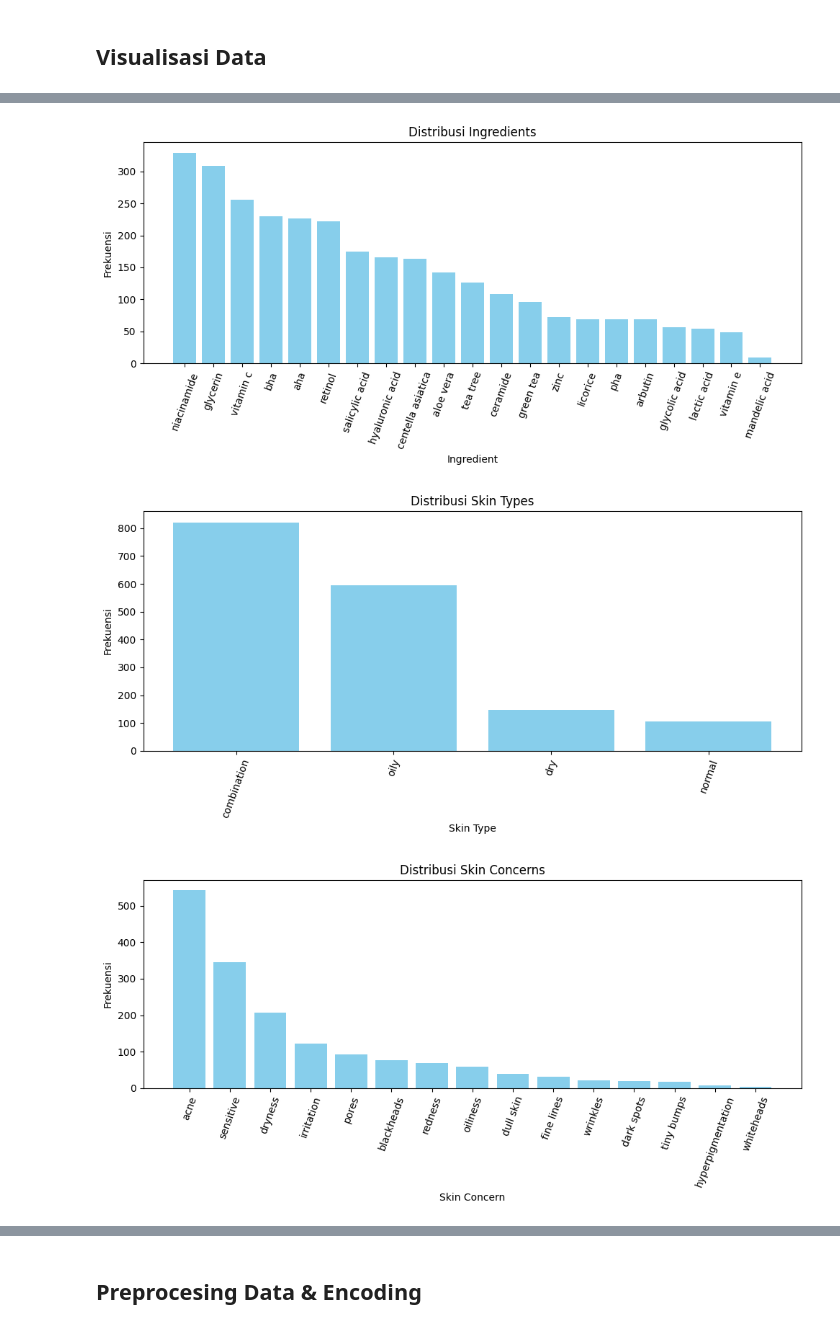
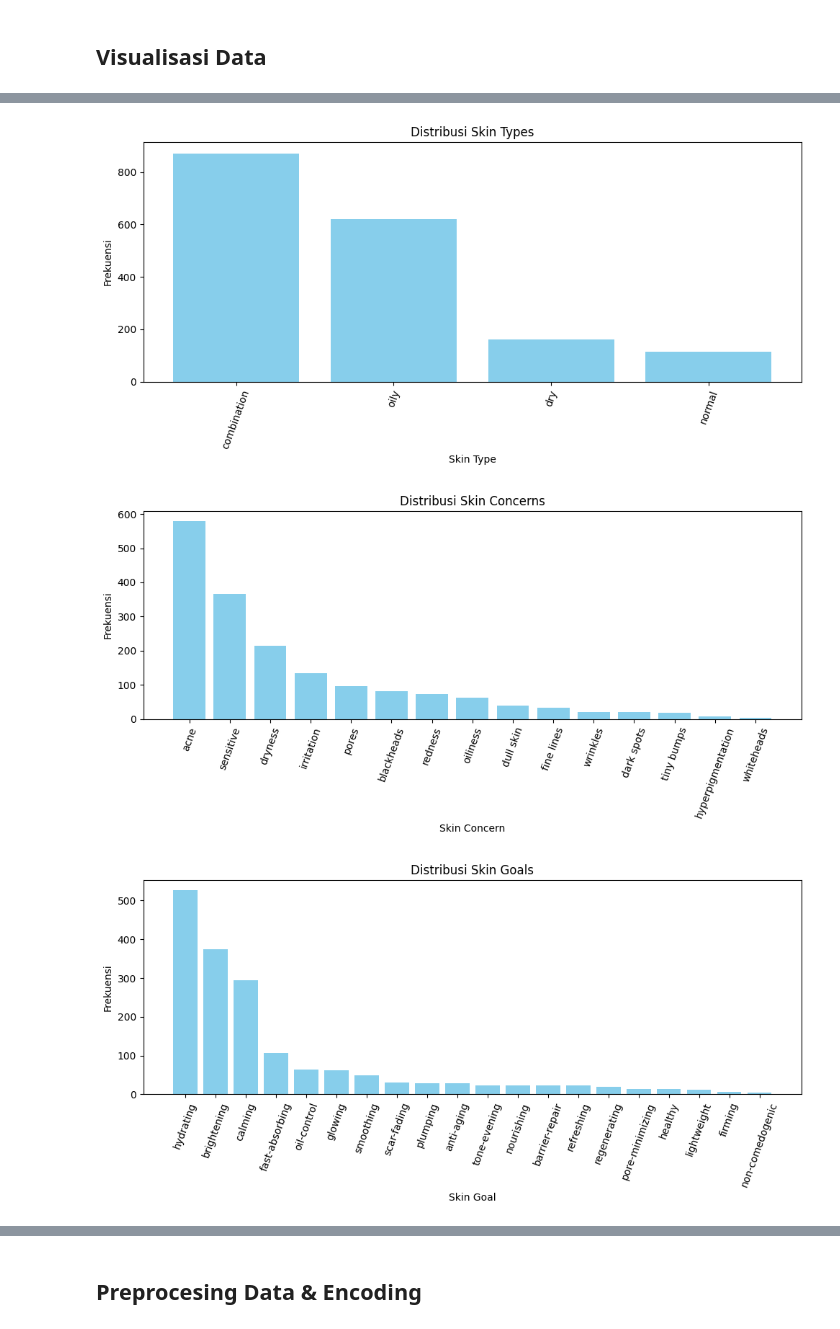
Before and after one commit to jasmeinalbr/Skinthesia-Model, a Jupyter notebook: notebooks/multi_label_classif_modeling copy.ipynb, the cells around one changed output, grey strips where cells are left out. Cells and saved outputs as stored; diff of their text form; code cells hidden in the pictures.

```diff
--- a/notebooks/multi_label_classif_modeling copy.ipynb
+++ b/notebooks/multi_label_classif_modeling copy.ipynb
@@ -39,6 +39,7 @@ df.head()
 ## Data Selection
 # %%
 # Mengambil kolom yang relevan
-df = df[['skin_type','skin_concern','skin_goal','ingredients', 'ingredient_category']]
+# df = df[['skin_type','skin_concern','skin_goal','ingredients', 'ingredient_category']]
+df = df[['skin_type','skin_concern','skin_goal','ingredient_category']]
 df.head()
 # %% [output]
@@ -159,10 +157,12 @@ ingredients: 73 baris (8.04%) mengandung 'unknown'
 ingredient_category: 0 baris (0.00%) mengandung 'unknown'
 # %%
-# Hapus baris yang hanya mengandung 'unknown' di kolom ingredients
-df_cleaned = df[df['ingredients'].apply(lambda x: x != ['unknown'])].reset_index(drop=True)
+# # Hapus baris yang hanya mengandung 'unknown' di kolom ingredients
+# df_cleaned = df[df['ingredients'].apply(lambda x: x != ['unknown'])].reset_index(drop=True)
 
 # Hapus baris yang nan atau kosong di kolom ingredients category
-df_cleaned = df_cleaned[df_cleaned['ingredient_category'].apply(lambda x: isinstance(x, list) and len(x) > 0)].reset_index(drop=True)
+# df_cleaned = df_cleaned[df_cleaned['ingredient_category'].apply(lambda x: isinstance(x, list) and len(x) > 0)].reset_index(drop=True)
+df_cleaned = df[df['ingredient_category'].apply(lambda x: isinstance(x, list) and len(x) > 0)].reset_index(drop=True)
+
 
 df_cleaned.head()
 # %% [output]
@@ -308,7 +289,7 @@ def plot_distribution(data, title, xlabel, ylabel):
     plt.show()
 
 plot_distribution(all_ingredients_category, 'Distribusi Ingredient Categories', 'Ingredient Category', 'Frekuensi')
-plot_distribution(all_ingredients, 'Distribusi Ingredients', 'Ingredient', 'Frekuensi')
+# plot_distribution(all_ingredients, 'Distribusi Ingredients', 'Ingredient', 'Frekuensi')
 plot_distribution(all_skin_types, 'Distribusi Skin Types', 'Skin Type', 'Frekuensi')
 plot_distribution(all_skin_concerns, 'Distribusi Skin Concerns', 'Skin Concern', 'Frekuensi')
 plot_distribution(all_skin_goals, 'Distribusi Skin Goals', 'Skin Goal', 'Frekuensi')
@@ -317,3 +298,3 @@ plot_distribution(all_skin_goals, 'Distribusi Skin Goals', 'Skin Goal', 'Frekuen
-[figure, old version]
+[figure, new version]
-[figure, old version]
+[figure, new version]
-[figure, old version]
+[figure, new version]
```
Also changed, not shown: parts of 34 cells of this notebook.
